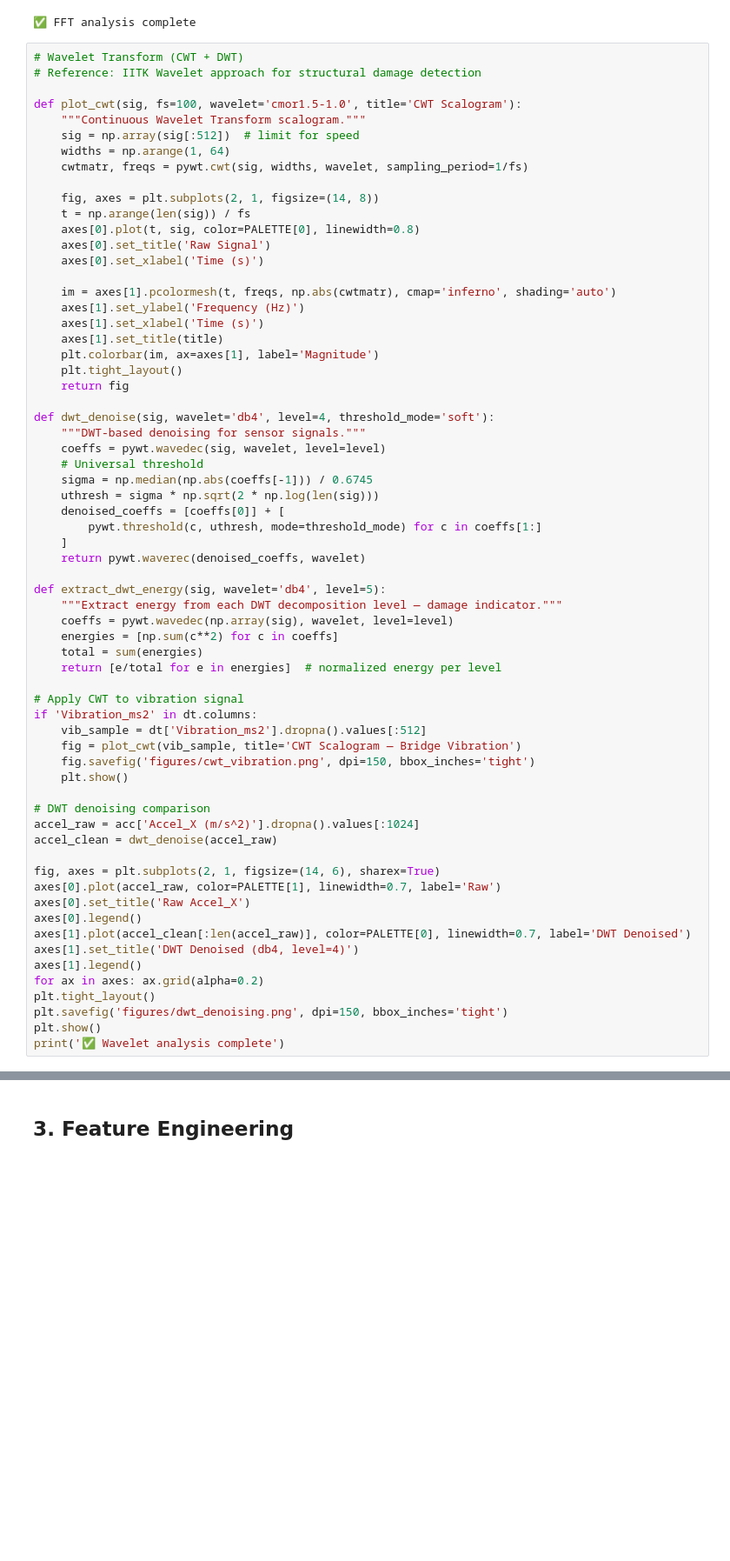
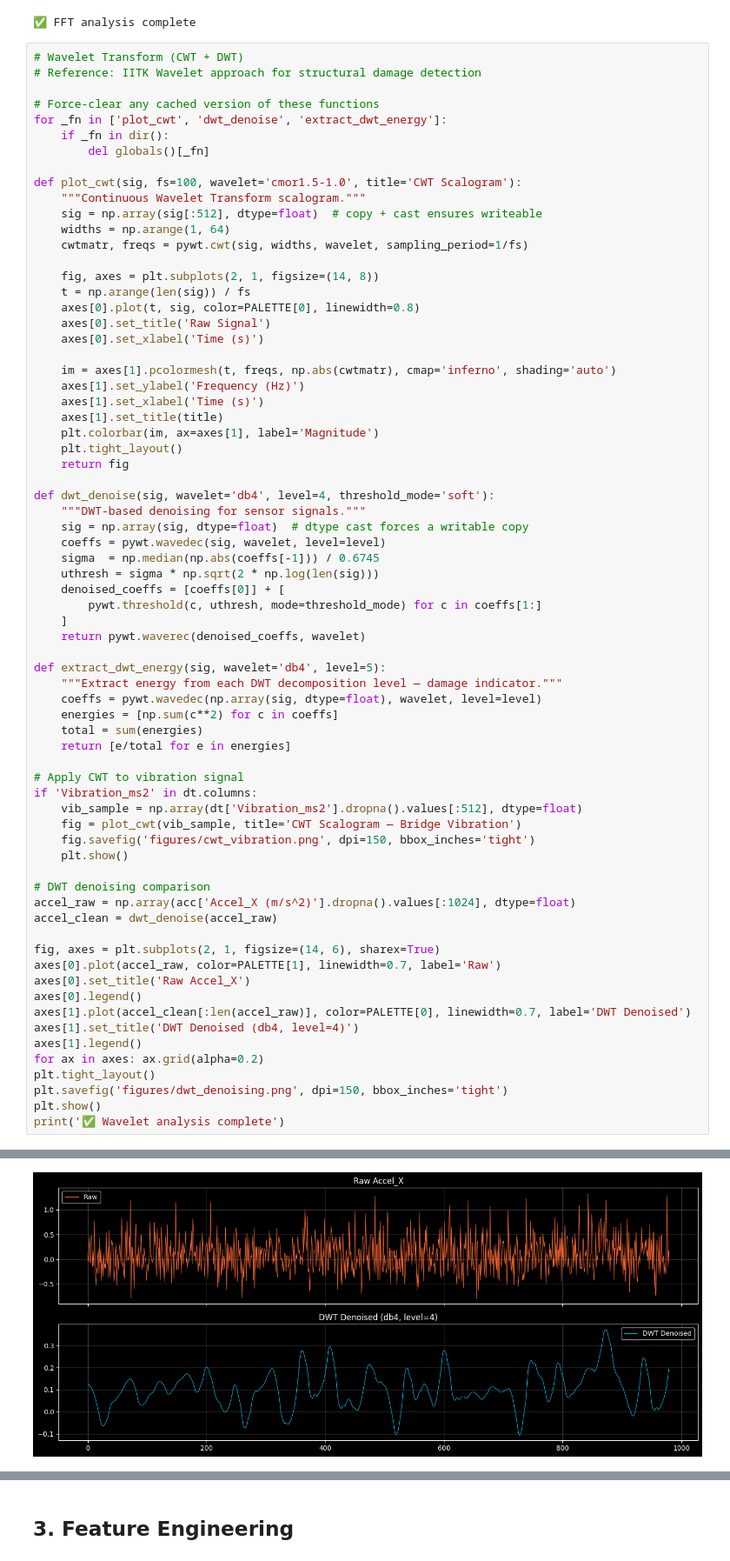
Before and after one commit to aezyus/gallifrey, a Jupyter notebook: ml/data/Analysis.ipynb, the cells around one changed output, grey strips where cells are left out. Shown at 87% size. Saved outputs shown, nothing was run; the diff lists cells and outputs as text; blank space fills up the shorter version.

```diff
--- a/ml/data/Analysis.ipynb
+++ b/ml/data/Analysis.ipynb
@@ -284,9 +284,14 @@ print('✅ FFT analysis complete')
 # Wavelet Transform (CWT + DWT)
 # Reference: IITK Wavelet approach for structural damage detection
 
+# Force-clear any cached version of these functions
+for _fn in ['plot_cwt', 'dwt_denoise', 'extract_dwt_energy']:
+    if _fn in dir():
+        del globals()[_fn]
+
 def plot_cwt(sig, fs=100, wavelet='cmor1.5-1.0', title='CWT Scalogram'):
     """Continuous Wavelet Transform scalogram."""
-    sig = np.array(sig[:512])  # limit for speed
+    sig = np.array(sig[:512], dtype=float)  # copy + cast ensures writeable
     widths = np.arange(1, 64)
     cwtmatr, freqs = pywt.cwt(sig, widths, wavelet, sampling_period=1/fs)
 
@@ -306,9 +311,9 @@ def plot_cwt(sig, fs=100, wavelet='cmor1.5-1.0', title='CWT Scalogram'):
 
 def dwt_denoise(sig, wavelet='db4', level=4, threshold_mode='soft'):
     """DWT-based denoising for sensor signals."""
+    sig = np.array(sig, dtype=float)  # dtype cast forces a writable copy
     coeffs = pywt.wavedec(sig, wavelet, level=level)
-    # Universal threshold
-    sigma = np.median(np.abs(coeffs[-1])) / 0.6745
+    sigma  = np.median(np.abs(coeffs[-1])) / 0.6745
     uthresh = sigma * np.sqrt(2 * np.log(len(sig)))
     denoised_coeffs = [coeffs[0]] + [
         pywt.threshold(c, uthresh, mode=threshold_mode) for c in coeffs[1:]
@@ -316,34 +321,35 @@ def dwt_denoise(sig, wavelet='db4', level=4, threshold_mode='soft'):
     return pywt.waverec(denoised_coeffs, wavelet)
 
 def extract_dwt_energy(sig, wavelet='db4', level=5):
     """Extract energy from each DWT decomposition level — damage indicator."""
-    coeffs = pywt.wavedec(np.array(sig), wavelet, level=level)
+    coeffs = pywt.wavedec(np.array(sig, dtype=float), wavelet, level=level)
     energies = [np.sum(c**2) for c in coeffs]
     total = sum(energies)
-    return [e/total for e in energies]  # normalized energy per level
+    return [e/total for e in energies]
 
 # Apply CWT to vibration signal
 if 'Vibration_ms2' in dt.columns:
-    vib_sample = dt['Vibration_ms2'].dropna().values[:512]
+    vib_sample = np.array(dt['Vibration_ms2'].dropna().values[:512], dtype=float)
     fig = plot_cwt(vib_sample, title='CWT Scalogram — Bridge Vibration')
     fig.savefig('figures/cwt_vibration.png', dpi=150, bbox_inches='tight')
     plt.show()
 
 # DWT denoising comparison
-accel_raw = acc['Accel_X (m/s^2)'].dropna().values[:1024]
+accel_raw = np.array(acc['Accel_X (m/s^2)'].dropna().values[:1024], dtype=float)
 accel_clean = dwt_denoise(accel_raw)
 
 fig, axes = plt.subplots(2, 1, figsize=(14, 6), sharex=True)
 axes[0].plot(accel_raw, color=PALETTE[1], linewidth=0.7, label='Raw')
 axes[0].set_title('Raw Accel_X')
 axes[0].legend()
 axes[1].plot(accel_clean[:len(accel_raw)], color=PALETTE[0], linewidth=0.7, label='DWT Denoised')
 axes[1].set_title('DWT Denoised (db4, level=4)')
 axes[1].legend()
 for ax in axes: ax.grid(alpha=0.2)
 plt.tight_layout()
 plt.savefig('figures/dwt_denoising.png', dpi=150, bbox_inches='tight')
 plt.show()
 print('✅ Wavelet analysis complete')
 # %% [output]
 [figure]
+[figure, added]
```
Also changed, not shown: parts of 10 cells of this notebook, 16 other files.
